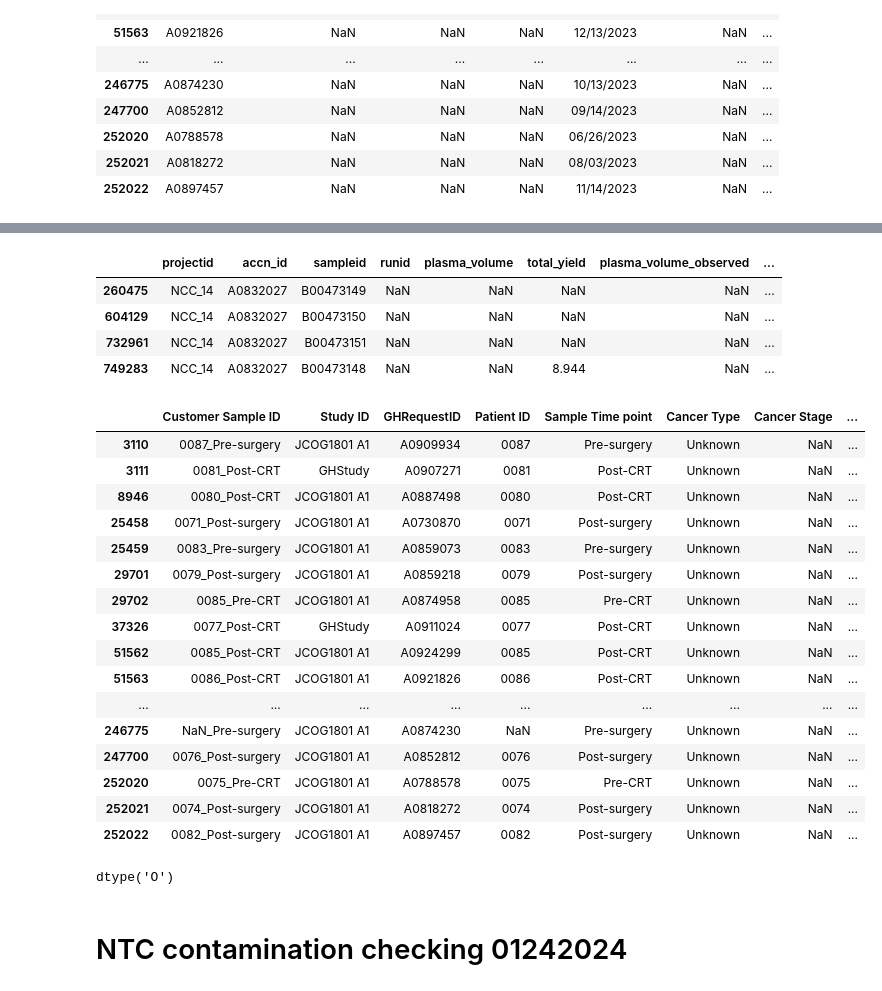
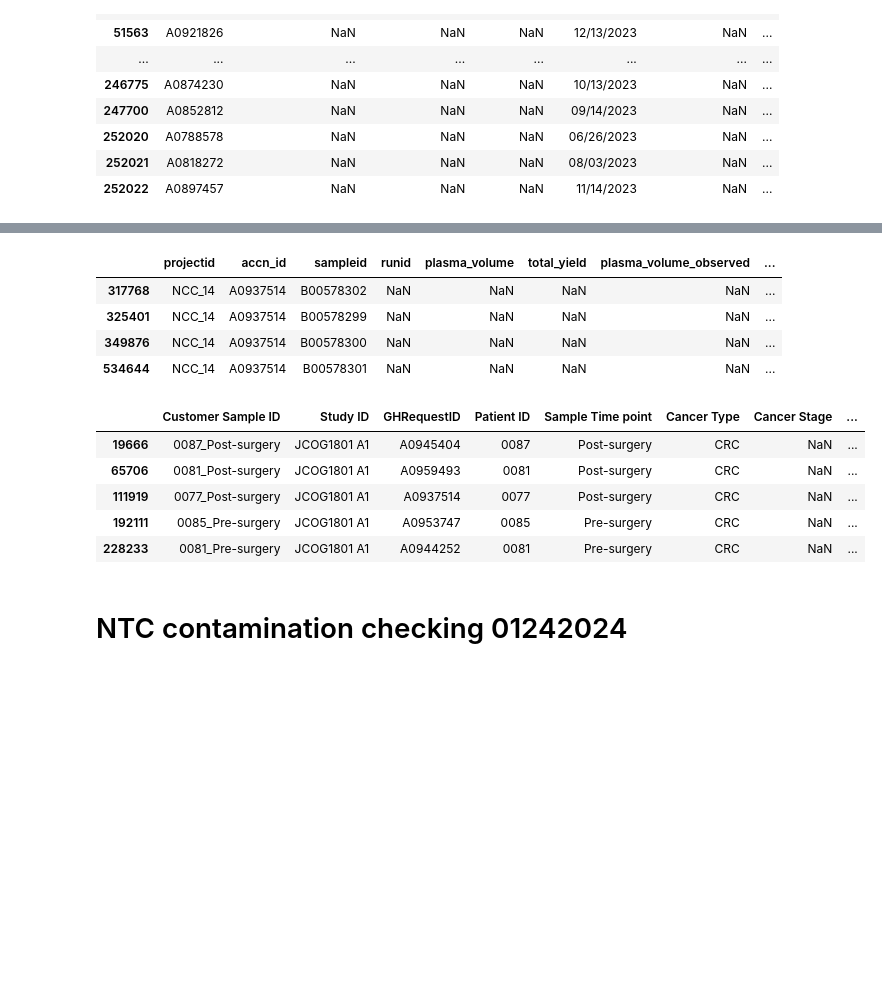
Before and after one commit to gh-hazhang/scripts, a Jupyter notebook: Before_02152024/Quick_check.ipynb, the cells around one changed output, grey strips where cells are left out. Drawn from its saved outputs; the diff is of its cells as text; code cells hidden in the pictures; blank space fills up the shorter version.

```diff
--- a/Before_02152024/Quick_check.ipynb
+++ b/Before_02152024/Quick_check.ipynb
@@ -159,9 +159,9 @@ df_fusion_2
 # %%
 #readin fact_accessions.tsv to pull LIMs data
-df_lims = pd.read_csv("/ghds/pharma/datawarehouse/pdw/raw/latest/fact_accessions.tsv", sep = "\t")
+df_lims = pd.read_csv("/ghds/projects/pharma/datawarehouse/pdw/raw/latest/fact_accessions.tsv", sep = "\t")
 df_lims.head()
 #readin sample_data.csv to pull plasma input volumn
-df_plasma = pd.read_csv("/ghess/pharma/datawarehouse/pdw/batch_sample_data.csv", header = 0)
+df_plasma = pd.read_csv("/ghsfa/projects/pharma/datawarehouse/pdw/batch_sample_data.csv", header = 0)
 df_plasma.head()
 # %% [output]
 |  | projectid | accn_id | sampleid | runid | plasma_volume | total_yield | plasma_volume_observed | ... |
@@ -173,6 +173,11 @@ df_plasma.head()
 # %%
 #readin batch NCC_IST14_Infinity_01's original e-manifest data
-df_ori = pd.read_csv("/home/hazhang/projects/Quick_check_script/NCC_IST14_Infinity_01/NCC_IST14_Infinity_01_emanifest_04JAN2024.xlsx_Adhoc_Query_Result_Report.csv", header = 0)
+# df_ori = pd.read_csv("/home/hazhang/projects/Quick_check_script/NCC_IST14_Infinity_01/NCC_IST14_Infinity_01_emanifest_04JAN2024.xlsx_Adhoc_Query_Result_Report.csv", header = 0)
+# print(df_ori.shape)
+# df_ori.head()
+
+#readin batch NCC_IST14_Infinity_02's original e-manifest data
+df_ori = pd.read_csv("/home/hazhang/projects/Quick_check_script/NCC_IST14_Infinity_02/NCC_IST14_Infinity_02_emanifest_05FEB2024.csv", header = 0)
 print(df_ori.shape)
 df_ori.head()
 # %% [output]
@@ -216,3 +223,20 @@ df_lims_NCC
 | 252020 | A0788578 | NaN | NaN | NaN | 06/26/2023 | NaN | ... |
 | 252021 | A0818272 | NaN | NaN | NaN | 08/03/2023 | NaN | ... |
 | 252022 | A0897457 | NaN | NaN | NaN | 11/14/2023 | NaN | ... |
+# %%
+#For NCC_IST14_Infinity_02 batch
+
+#get the required columns information from LIMs based on "accn_id" in fact_accessions.tsv which is "GHRequestID"
+requestid_list = df_ori.Request.tolist()
+df_lims_NCC = df_lims[df_lims.accn_id.isin(requestid_list)]
+
+#found all 5 sample's "visitname" is Nan, so replace all the values of the column "visitname" with the values of the column "study_time_point"
+df_lims_NCC["visitname"] = df_lims_NCC["study_time_point"]
+
+#create the "Customer_SampleID" since all 5 samples's "customersampleid" are missing
+df_lims_NCC["customersampleid"] = df_lims_NCC["customerpatientid"] + "_" + df_lims_NCC["visitname"]
+print(df_lims_NCC.shape)
+
+#save the customized fact_accessions file
+df_lims_NCC.to_csv("/home/hazhang/projects/Quick_check_script/NCC_IST14_Infinity_02/fact_accessions_NCC_IST14_Infinity_02_HYZ_02262024.tsv", sep='\t', index=False)
+df_lims_NCC
@@ -235,45 +264,39 @@ array(['A0907271', 'A0818232', 'A0725700', 'A0830392', 'A0859218',
       dtype=object)
 # %%
-df_plasma_1 = df_plasma[df_plasma["accn_id"] == "A0832027"]
+#check one "GHRequestID" from the original e-manifest file
+df_plasma_1 = df_plasma[df_plasma["accn_id"] == "A0937514"]
 df_plasma_1
 # %% [output]
 |  | projectid | accn_id | sampleid | runid | plasma_volume | total_yield | plasma_volume_observed | ... |
-| 260475 | NCC_14 | A0832027 | B00473149 | NaN | NaN | NaN | NaN | ... |
-| 604129 | NCC_14 | A0832027 | B00473150 | NaN | NaN | NaN | NaN | ... |
-| 732961 | NCC_14 | A0832027 | B00473151 | NaN | NaN | NaN | NaN | ... |
-| 749283 | NCC_14 | A0832027 | B00473148 | NaN | NaN | 8.944 | NaN | ... |
+| 317768 | NCC_14 | A0937514 | B00578302 | NaN | NaN | NaN | NaN | ... |
+| 325401 | NCC_14 | A0937514 | B00578299 | NaN | NaN | NaN | NaN | ... |
+| 349876 | NCC_14 | A0937514 | B00578300 | NaN | NaN | NaN | NaN | ... |
+| 534644 | NCC_14 | A0937514 | B00578301 | NaN | NaN | NaN | NaN | ... |
 # %%
 #subset the columns to generate the e-manifest
 df_lims_NCC_1= df_lims_NCC.loc[:, ["customersampleid", "requeststudyid", 'accn_id', 'customerpatientid', 'visitname', 'cancerother', 'cancerstage', 'bloodcolldate', 'sample_received_date']]
 df_lims_NCC_1.columns = ['Customer Sample ID', 'Study ID', 'GHRequestID', 'Patient ID', 'Sample Time point', 'Cancer Type', 'Cancer Stage', 'Sample Collection Date', 'Received_date']
 df_lims_NCC_1["Estimated Quantity"] = np.nan
-df_lims_NCC_1["Cancer Type"] = "Unknown"
+
+#As learned from AM team that this is a CRC batch, so replaced all the "Cancer Type" with "CRC".
+df_lims_NCC_1["Cancer Type"] = "CRC"
+
+#As no cancer stage info, so I gave all the samples's cancer stage as "NaN"
 df_lims_NCC_1["Sample Type"] = np.nan
+
+#As found all the sample's plasma input values are missing, so gave all samples's plasma input values as 1
 df_lims_NCC_1["plasma_volume_manifest"] = 1
-df_lims_NCC_1.to_csv("/home/hazhang/projects/Quick_check_script/NCC_IST14_Infinity_01_emanifest_01232024_HYZ.csv", index=False)
+
+#save the customized e-manifest file
+df_lims_NCC_1.to_csv("/home/hazhang/projects/Quick_check_script/NCC_IST14_Infinity_02/NCC_IST14_Infinity_02_emanifest_02262024_HYZ.csv", index=False)
 df_lims_NCC_1
 # %% [output]
 |  | Customer Sample ID | Study ID | GHRequestID | Patient ID | Sample Time point | Cancer Type | Cancer Stage | ... |
-| 3110 | 0087_Pre-surgery | JCOG1801 A1 | A0909934 | 0087 | Pre-surgery | Unknown | NaN | ... |
-| 3111 | 0081_Post-CRT | GHStudy | A0907271 | 0081 | Post-CRT | Unknown | NaN | ... |
-| 8946 | 0080_Post-CRT | JCOG1801 A1 | A0887498 | 0080 | Post-CRT | Unknown | NaN | ... |
-| 25458 | 0071_Post-surgery | JCOG1801 A1 | A0730870 | 0071 | Post-surgery | Unknown | NaN | ... |
-| 25459 | 0083_Pre-surgery | JCOG1801 A1 | A0859073 | 0083 | Pre-surgery | Unknown | NaN | ... |
-| 29701 | 0079_Post-surgery | JCOG1801 A1 | A0859218 | 0079 | Post-surgery | Unknown | NaN | ... |
-| 29702 | 0085_Pre-CRT | JCOG1801 A1 | A0874958 | 0085 | Pre-CRT | Unknown | NaN | ... |
-| 37326 | 0077_Post-CRT | GHStudy | A0911024 | 0077 | Post-CRT | Unknown | NaN | ... |
-| 51562 | 0085_Post-CRT | JCOG1801 A1 | A0924299 | 0085 | Post-CRT | Unknown | NaN | ... |
-| 51563 | 0086_Post-CRT | JCOG1801 A1 | A0921826 | 0086 | Post-CRT | Unknown | NaN | ... |
-| ... | ... | ... | ... | ... | ... | ... | ... | ... |
-| 246775 | NaN_Pre-surgery | JCOG1801 A1 | A0874230 | NaN | Pre-surgery | Unknown | NaN | ... |
-| 247700 | 0076_Post-surgery | JCOG1801 A1 | A0852812 | 0076 | Post-surgery | Unknown | NaN | ... |
-| 252020 | 0075_Pre-CRT | JCOG1801 A1 | A0788578 | 0075 | Pre-CRT | Unknown | NaN | ... |
-| 252021 | 0074_Post-surgery | JCOG1801 A1 | A0818272 | 0074 | Post-surgery | Unknown | NaN | ... |
-| 252022 | 0082_Post-surgery | JCOG1801 A1 | A0897457 | 0082 | Post-surgery | Unknown | NaN | ... |
+| 19666 | 0087_Post-surgery | JCOG1801 A1 | A0945404 | 0087 | Post-surgery | CRC | NaN | ... |
+| 65706 | 0081_Post-surgery | JCOG1801 A1 | A0959493 | 0081 | Post-surgery | CRC | NaN | ... |
+| 111919 | 0077_Post-surgery | JCOG1801 A1 | A0937514 | 0077 | Post-surgery | CRC | NaN | ... |
+| 192111 | 0085_Pre-surgery | JCOG1801 A1 | A0953747 | 0085 | Pre-surgery | CRC | NaN | ... |
+| 228233 | 0081_Pre-surgery | JCOG1801 A1 | A0944252 | 0081 | Pre-surgery | CRC | NaN | ... |
-# %%
-df_lims_NCC_1["Cancer Type"].dtype
-# %% [output]
-dtype('O')
 # %% [markdown]
 # NTC contamination checking 01242024
 # %%
```
Also changed, not shown: parts of 6 cells of this notebook.
